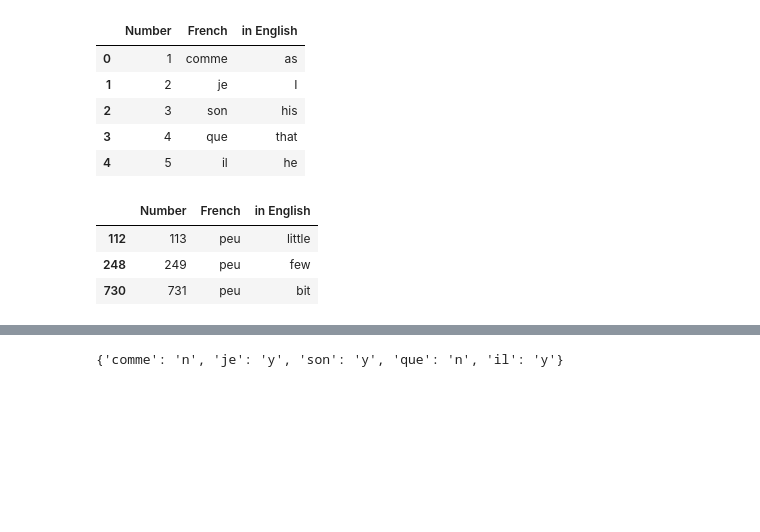
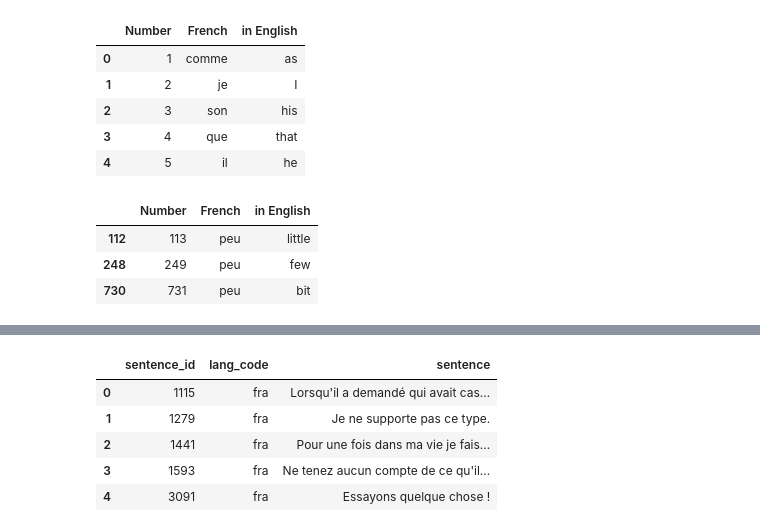
Before and after one commit to KCristopher/flashcards, a Jupyter notebook: making_flashcards.ipynb, the cells around one changed output, grey strips where cells are left out. Drawn from its saved outputs; the diff is of its cells as text; code cells hidden in the pictures; blank space fills up the shorter version.

```diff
--- a/making_flashcards.ipynb
+++ b/making_flashcards.ipynb
@@ -159,4 +140,12 @@ incorrect_answers
-# %%
-french_sentences = pd.read_csv('')
-# %% [output]
-{'comme': 'n', 'je': 'y', 'son': 'y', 'que': 'n', 'il': 'y'}
+# %%
+french_sentences = pd.read_csv(r'C:\Users\Predator\Desktop\flashcards\fra_sentences.tsv', sep = '\t', header=None)
+# %%
+french_sentences.columns = ['sentence_id', 'lang_code', 'sentence']
+french_sentences.head()
+# %% [output]
+|  | sentence_id | lang_code | sentence |
+| 0 | 1115 | fra | Lorsqu'il a demandé qui avait cas... |
+| 1 | 1279 | fra | Je ne supporte pas ce type. |
+| 2 | 1441 | fra | Pour une fois dans ma vie je fais... |
+| 3 | 1593 | fra | Ne tenez aucun compte de ce qu'il... |
+| 4 | 3091 | fra | Essayons quelque chose ! |
```
Also changed, not shown: parts of 23 cells of this notebook.
